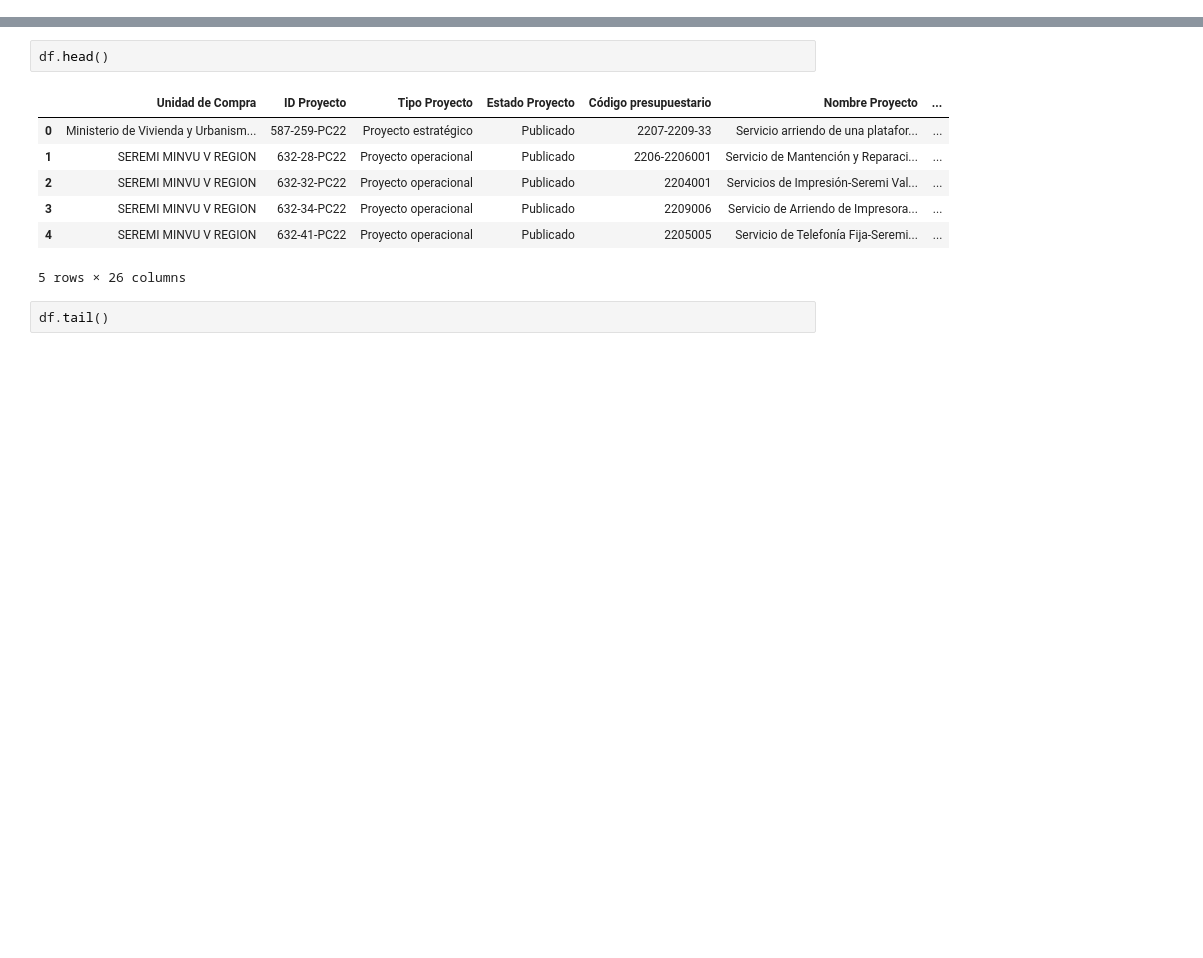
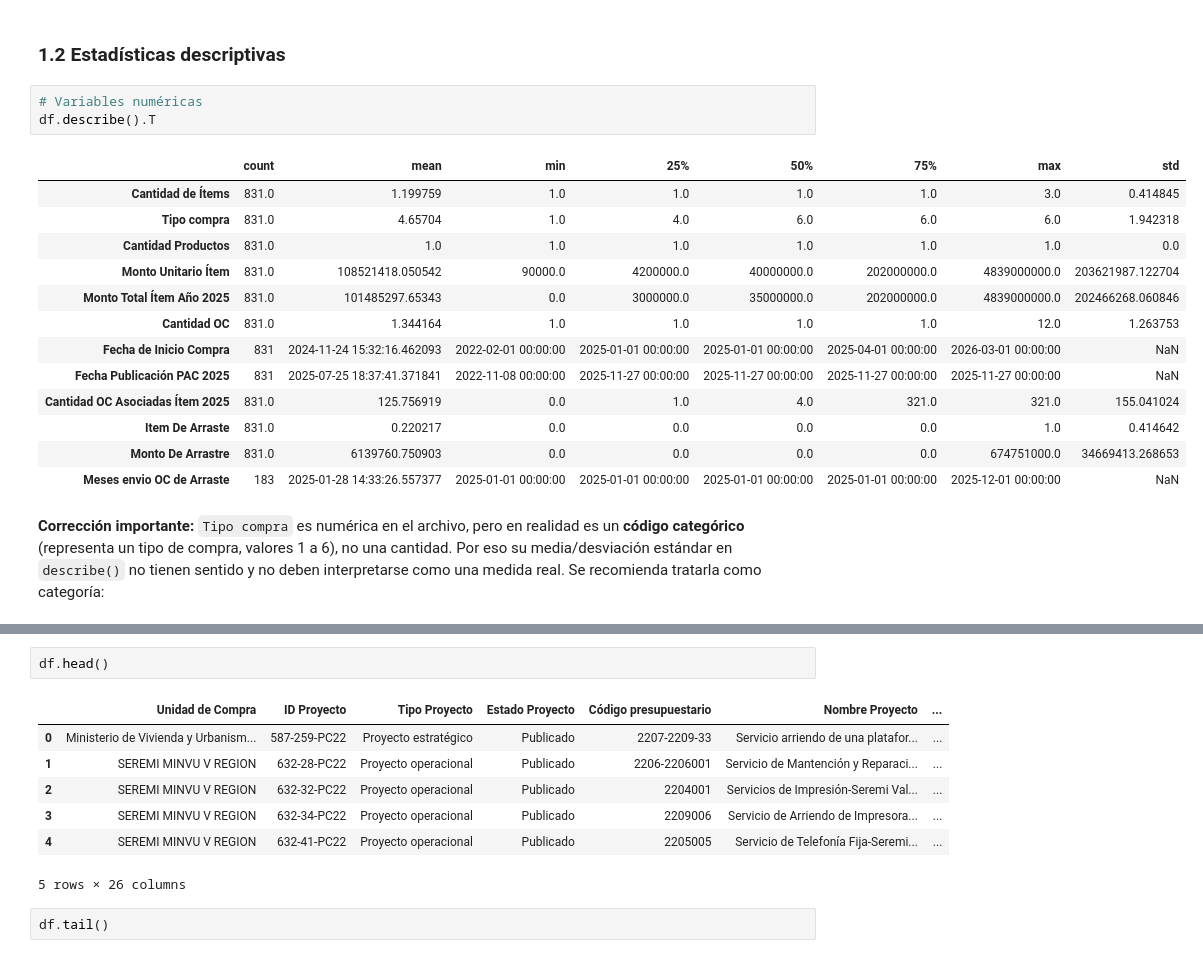
Before and after one commit to ashley-toloza/ia-produccion-1, a Jupyter notebook: notebooks/ashley-toloza.ipynb, the cells around one changed output, grey strips where cells are left out. Cells and saved outputs as stored; diff of their text form; blank space fills up the shorter version.

```diff
--- a/notebooks/ashley-toloza.ipynb
+++ b/notebooks/ashley-toloza.ipynb
@@ -48,0 +68,24 @@ df.describe()
+# %% [markdown]
+### 1.2 Estadísticas descriptivas
+# %%
+# Variables numéricas
+df.describe().T
+# %% [output]
+|  | count | mean | min | 25% | 50% | 75% | max | std |
+| Cantidad de Ítems | 831.0 | 1.199759 | 1.0 | 1.0 | 1.0 | 1.0 | 3.0 | 0.414845 |
+| Tipo compra | 831.0 | 4.65704 | 1.0 | 4.0 | 6.0 | 6.0 | 6.0 | 1.942318 |
+| Cantidad Productos | 831.0 | 1.0 | 1.0 | 1.0 | 1.0 | 1.0 | 1.0 | 0.0 |
+| Monto Unitario Ítem | 831.0 | 108521418.050542 | 90000.0 | 4200000.0 | 40000000.0 | 202000000.0 | 4839000000.0 | 203621987.122704 |
+| Monto Total Ítem Año 2025 | 831.0 | 101485297.65343 | 0.0 | 3000000.0 | 35000000.0 | 202000000.0 | 4839000000.0 | 202466268.060846 |
+| Cantidad OC | 831.0 | 1.344164 | 1.0 | 1.0 | 1.0 | 1.0 | 12.0 | 1.263753 |
+| Fecha de Inicio Compra | 831 | 2024-11-24 15:32:16.462093 | 2022-02-01 00:00:00 | 2025-01-01 00:00:00 | 2025-01-01 00:00:00 | 2025-04-01 00:00:00 | 2026-03-01 00:00:00 | NaN |
+| Fecha Publicación PAC 2025 | 831 | 2025-07-25 18:37:41.371841 | 2022-11-08 00:00:00 | 2025-11-27 00:00:00 | 2025-11-27 00:00:00 | 2025-11-27 00:00:00 | 2025-11-27 00:00:00 | NaN |
+| Cantidad OC Asociadas Ítem 2025 | 831.0 | 125.756919 | 0.0 | 1.0 | 4.0 | 321.0 | 321.0 | 155.041024 |
+| Item De Arraste | 831.0 | 0.220217 | 0.0 | 0.0 | 0.0 | 0.0 | 1.0 | 0.414642 |
+| Monto De Arrastre | 831.0 | 6139760.750903 | 0.0 | 0.0 | 0.0 | 0.0 | 674751000.0 | 34669413.268653 |
+| Meses envio OC de Arraste | 183 | 2025-01-28 14:33:26.557377 | 2025-01-01 00:00:00 | 2025-01-01 00:00:00 | 2025-01-01 00:00:00 | 2025-01-01 00:00:00 | 2025-12-01 00:00:00 | NaN |
+# %% [markdown]
+**Corrección importante:** `Tipo compra` es numérica en el archivo, pero en realidad es un
+**código categórico** (representa un tipo de compra, valores 1 a 6), no una cantidad.
+Por eso su media/desviación estándar en `describe()` no tienen sentido y no deben
+interpretarse como una medida real. Se recomienda tratarla como categoría:
```
Also changed, not shown: parts of 27 cells of this notebook.
